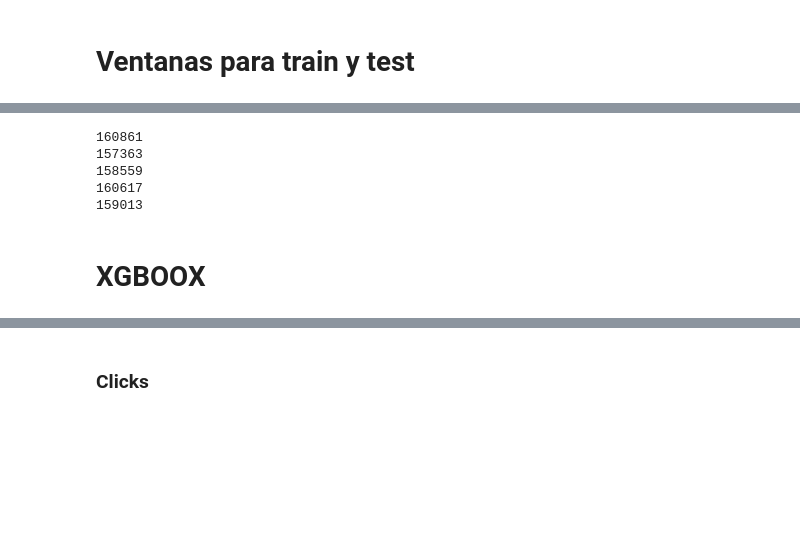
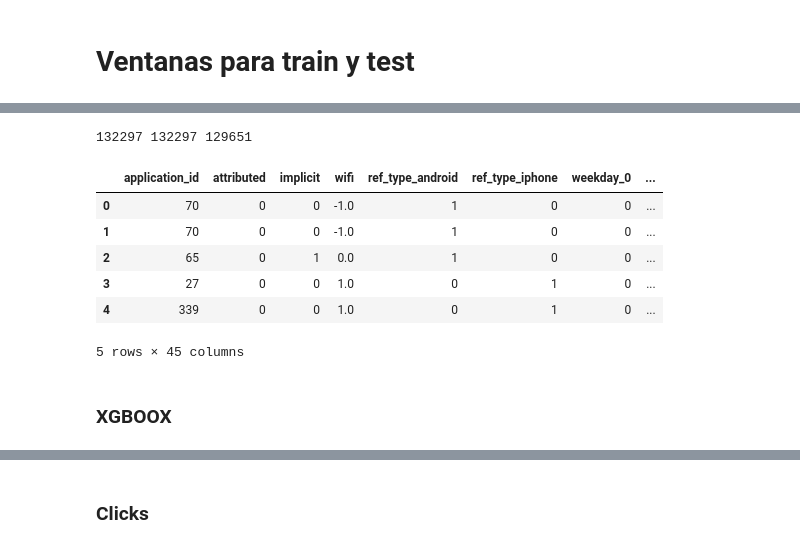
Before and after one commit to Elianagam/orgaDatosTp2, a Jupyter notebook: clean_installs.ipynb, the cells around one changed output, grey strips where cells are left out. Cells and saved outputs as stored; diff of their text form; code cells hidden in the pictures; blank space fills up the shorter version.

```diff
--- a/clean_installs.ipynb
+++ b/clean_installs.ipynb
@@ -139,21 +171,21 @@ window_2['diff_first_installs'] = (window_2['last_install'] - window_2['first_in
 # %%
 # Promedio de diferencias de tiempo entre todas las instalaciones
 window_1['prom_time_install'] = 0
-window_1.loc[window_1['count'] > 1, 'prom_time_install'] = ((window_1['last_install'] - window_1['first_install'])/ \
-                                 (window_1['count'] -1)).dt.total_seconds()
+window_1.loc[window_1['count_installs'] > 1, 'prom_time_install'] = ((window_1['last_install'] - window_1['first_install'])/ \
+                                 (window_1['count_installs'] -1)).dt.total_seconds()
 
 window_2['prom_time_install'] = 0
-window_2.loc[window_2['count'] > 1,'prom_time_install'] = ((window_2['last_install'] - window_2['first_install'])/ \
-                                 (window_2['count'] - 1)).dt.total_seconds()
+window_2.loc[window_2['count_installs'] > 1,'prom_time_install'] = ((window_2['last_install'] - window_2['first_install'])/ \
+                                 (window_2['count_installs'] - 1)).dt.total_seconds()
 
 # window_3['prom_time_install'] = 0
-# window_3.loc[window_3['count'] > 1,'prom_time_install'] = ((window_3['last_install'] - window_3['first_install'])/ \
-#                                  (window_3['count'] - 1)).dt.total_seconds()
+window_3.loc[window_3['count_installs'] > 1,'prom_time_install'] = ((window_3['last_install'] - window_3['first_install'])/ \
+                                 (window_3['count_installs'] - 1)).dt.total_seconds()
 
 # window_4['prom_time_install'] = 0
-# window_4.loc[window_4['count'] > 1, 'prom_time_install'] = ((window_4['last_install'] - window_4['first_install'])/ \
-#                                  (window_4['count'] - 1)).dt.total_seconds()
+# window_4.loc[window_4['count_installs'] > 1, 'prom_time_install'] = ((window_4['last_install'] - window_4['first_install'])/ \
+#                                  (window_4['count_installs'] - 1)).dt.total_seconds()
 
 # window_5['prom_time_install'] = 0
-# window_5.loc[window_5['count'] > 1, 'prom_time_install'] = ((window_5['last_install'] - window_5['first_install'])/ \
-#                                  (window_5['count'] -1 )).dt.total_seconds()
+# window_5.loc[window_5['count_installs'] > 1, 'prom_time_install'] = ((window_5['last_install'] - window_5['first_install'])/ \
+#                                  (window_5['count_installs'] -1 )).dt.total_seconds()
@@ -189,0 +192,17 @@ dtype: int64
+# %%
+# diferencia de tiempo entre el comienzo de la ventana y la primera y ultima instalacion
+
+window_1['time_first_install'] = (window_1['first_install'] - pd.Timestamp(time_start_1)).dt.total_seconds()
+window_1['time_last_install'] = (window_1['last_install'] - pd.Timestamp(time_start_1)).dt.total_seconds()
+
+window_2['time_first_install'] = (window_2['first_install'] - pd.Timestamp(time_start_2)).dt.total_seconds()
+window_2['time_last_install'] = (window_2['last_install'] - pd.Timestamp(time_start_2)).dt.total_seconds()
+
+window_3['time_first_install'] = (window_3['first_install'] - pd.Timestamp(time_start_3)).dt.total_seconds()
+window_3['time_last_install'] = (window_3['last_install'] - pd.Timestamp(time_start_3)).dt.total_seconds()
+
+# window_4['time_first_install'] = (window_4['first_install'] - pd.Timestamp(time_start_4)).dt.total_seconds()
+# window_4['time_last_install'] = (window_4['last_install'] - pd.Timestamp(time_start_4)).dt.total_seconds()
+
+# window_5['time_first_install'] = (window_5['first_install'] - pd.Timestamp(time_start_5)).dt.total_seconds()
+# window_5['time_last_install'] = (window_5['last_install'] - pd.Timestamp(time_start_5)).dt.total_seconds()
@@ -193,12 +232,7 @@ window_2 = window_2.drop(columns=['created', 'last_install', 'first_install'])
+# %%
+# primer join
+join1 = window_1.merge(window_2[['ref_hash','time_first_install']],indicator = False, how='left', on='ref_hash')
 # %%
-print(len(window_1))
-print(len(window_2))
-print(len(window_3))
-print(len(window_4))
-print(len(window_5))
+print(len(join1), len(window_1), len(window_2))
 # %% [output]
-160861
-157363
-158559
-160617
-159013
+132297 132297 129651
@@ -214,5 +239,18 @@ win1 = window_1.drop('ref_hash',axis=1)
+# %%
+join1 = join1.drop(columns=['ref_hash'])
+join1['time_first_install_y'].fillna(20*24*3600, inplace=True) # 20 dias, tiempo muy grande
+# %%
+join1.head()
+# %% [output]
+|  | application_id | attributed | implicit | wifi | ref_type_android | ref_type_iphone | weekday_0 | ... |
+| 0 | 70 | 0 | 0 | -1.0 | 1 | 0 | 0 | ... |
+| 1 | 70 | 0 | 0 | -1.0 | 1 | 0 | 0 | ... |
+| 2 | 65 | 0 | 1 | 0.0 | 1 | 0 | 0 | ... |
+| 3 | 27 | 0 | 0 | 1.0 | 0 | 1 | 0 | ... |
+| 4 | 339 | 0 | 0 | 1.0 | 0 | 1 | 0 | ... |
+5 rows × 45 columns
 # %% [markdown]
-# **XGBOOX**
+### **XGBOOX**
 # %%
 import xgboost as xgb
 from sklearn.metrics import mean_squared_error
```
Also changed, not shown: parts of 47 cells of this notebook.
